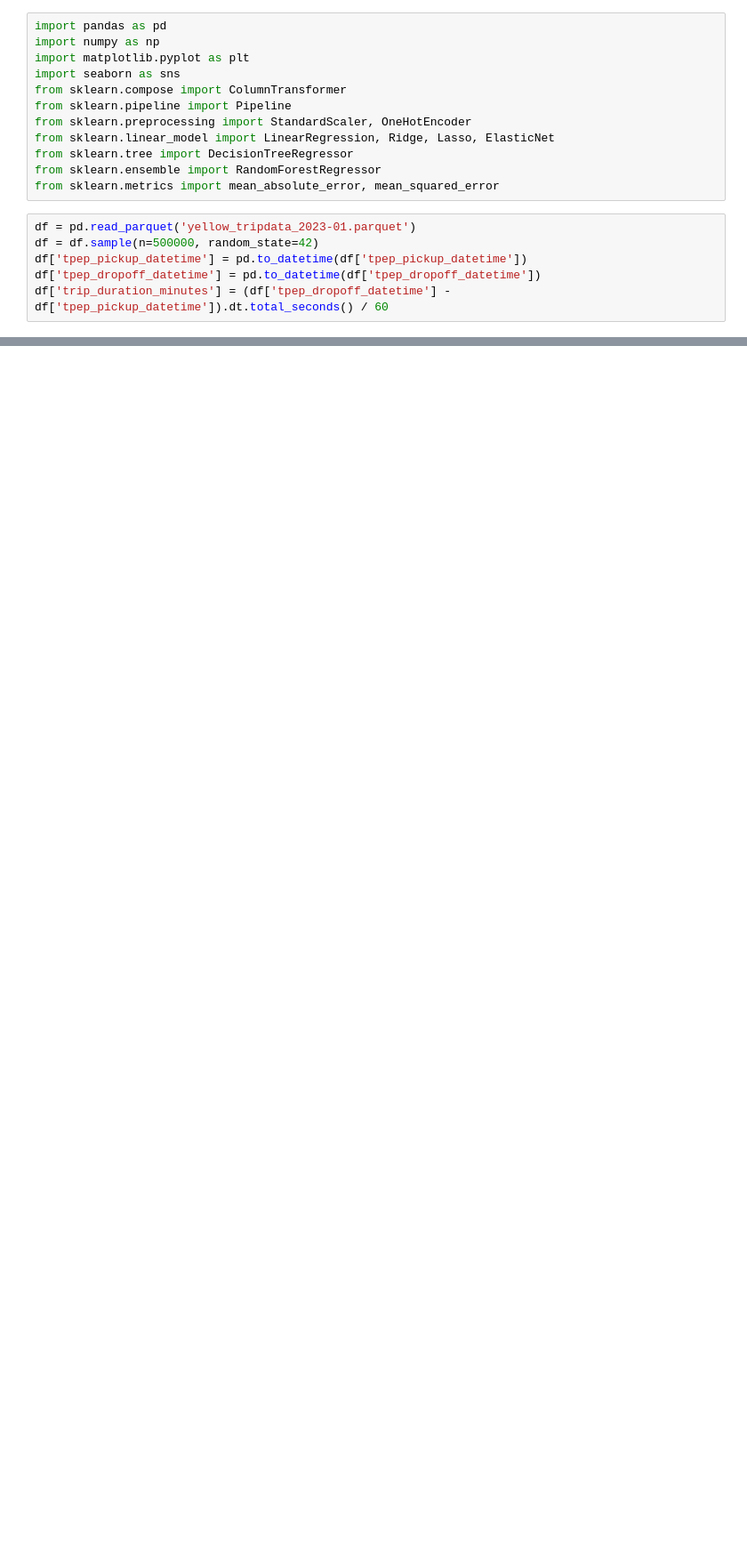
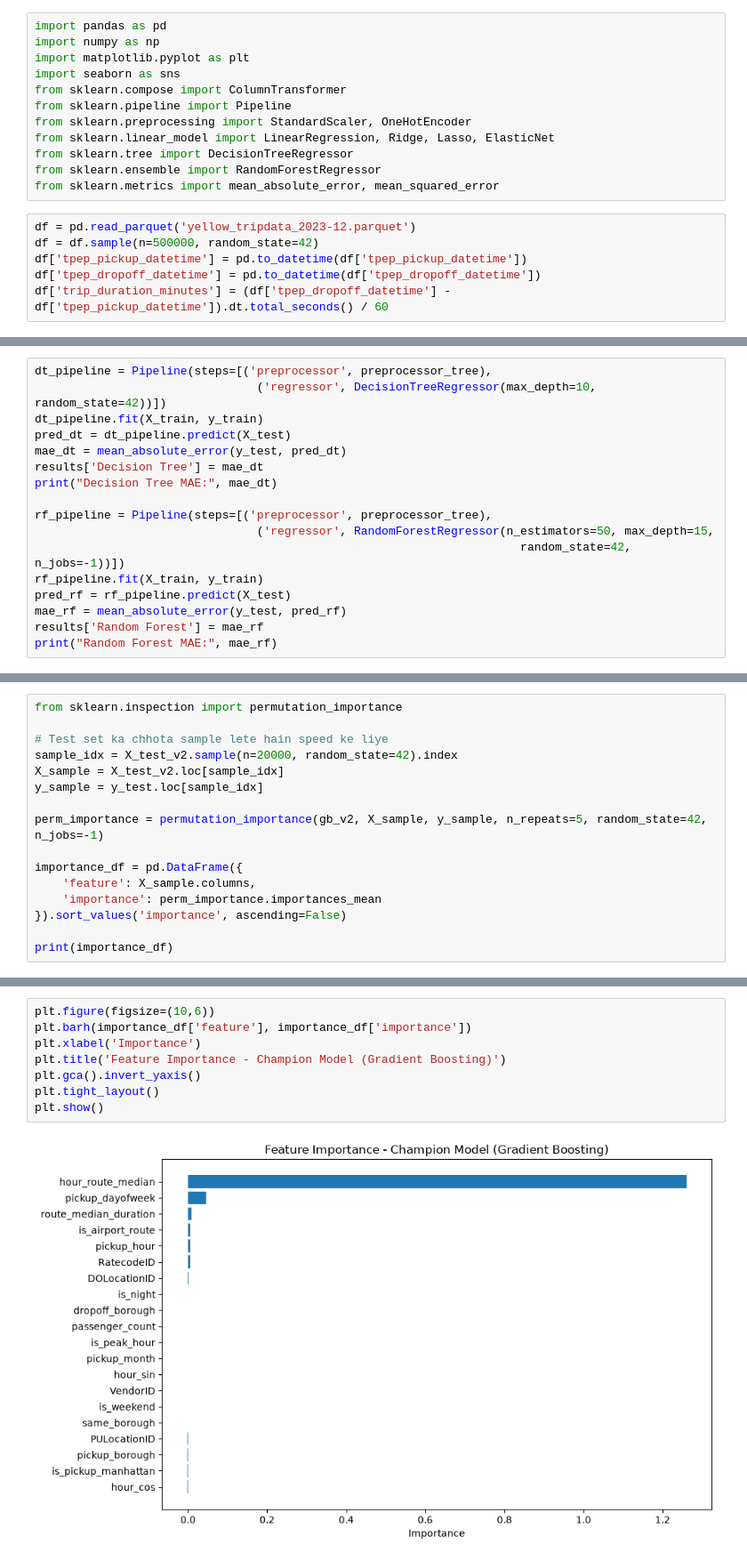
Before and after one commit to coding-with-saad/Machine-learning-journey, a Jupyter notebook: Internship/Day 4 Production-Grade-Regression/03_data_audit.ipynb, the cells around one changed output, grey strips where cells are left out. Shown at 89% size. Drawn from its saved outputs; the diff is of its cells as text; blank space fills up the shorter version.

```diff
--- a/Internship/Day 4 Production-Grade-Regression/03_data_audit.ipynb
+++ b/Internship/Day 4 Production-Grade-Regression/03_data_audit.ipynb
@@ -11,7 +11,7 @@ from sklearn.tree import DecisionTreeRegressor
 from sklearn.ensemble import RandomForestRegressor
 from sklearn.metrics import mean_absolute_error, mean_squared_error
 # %%
-df = pd.read_parquet('yellow_tripdata_2023-01.parquet')
+df = pd.read_parquet('yellow_tripdata_2023-12.parquet')
 df = df.sample(n=500000, random_state=42)
 df['tpep_pickup_datetime'] = pd.to_datetime(df['tpep_pickup_datetime'])
 df['tpep_dropoff_datetime'] = pd.to_datetime(df['tpep_dropoff_datetime'])
@@ -37,0 +151,17 @@ df_clean = df_clean.rename(columns={'borough':'dropoff_borough'}).drop(columns=[
+# %%
+dt_pipeline = Pipeline(steps=[('preprocessor', preprocessor_tree),
+                                ('regressor', DecisionTreeRegressor(max_depth=10, random_state=42))])
+dt_pipeline.fit(X_train, y_train)
+pred_dt = dt_pipeline.predict(X_test)
+mae_dt = mean_absolute_error(y_test, pred_dt)
+results['Decision Tree'] = mae_dt
+print("Decision Tree MAE:", mae_dt)
+
+rf_pipeline = Pipeline(steps=[('preprocessor', preprocessor_tree),
+                                ('regressor', RandomForestRegressor(n_estimators=50, max_depth=15,
+                                                                      random_state=42, n_jobs=-1))])
+rf_pipeline.fit(X_train, y_train)
+pred_rf = rf_pipeline.predict(X_test)
+mae_rf = mean_absolute_error(y_test, pred_rf)
+results['Random Forest'] = mae_rf
+print("Random Forest MAE:", mae_rf)
@@ -37,0 +261,16 @@ df_clean = df_clean.rename(columns={'borough':'dropoff_borough'}).drop(columns=[
+# %%
+from sklearn.inspection import permutation_importance
+
+# Test set ka chhota sample lete hain speed ke liye
+sample_idx = X_test_v2.sample(n=20000, random_state=42).index
+X_sample = X_test_v2.loc[sample_idx]
+y_sample = y_test.loc[sample_idx]
+
+perm_importance = permutation_importance(gb_v2, X_sample, y_sample, n_repeats=5, random_state=42, n_jobs=-1)
+
+importance_df = pd.DataFrame({
+    'feature': X_sample.columns,
+    'importance': perm_importance.importances_mean
+}).sort_values('importance', ascending=False)
+
+print(importance_df)
@@ -37,0 +295,10 @@ df_clean = df_clean.rename(columns={'borough':'dropoff_borough'}).drop(columns=[
+# %%
+plt.figure(figsize=(10,6))
+plt.barh(importance_df['feature'], importance_df['importance'])
+plt.xlabel('Importance')
+plt.title('Feature Importance - Champion Model (Gradient Boosting)')
+plt.gca().invert_yaxis()
+plt.tight_layout()
+plt.show()
+# %% [output]
+[figure, added]
```
Also changed, not shown: parts of 19 cells of this notebook, 1 other file.
